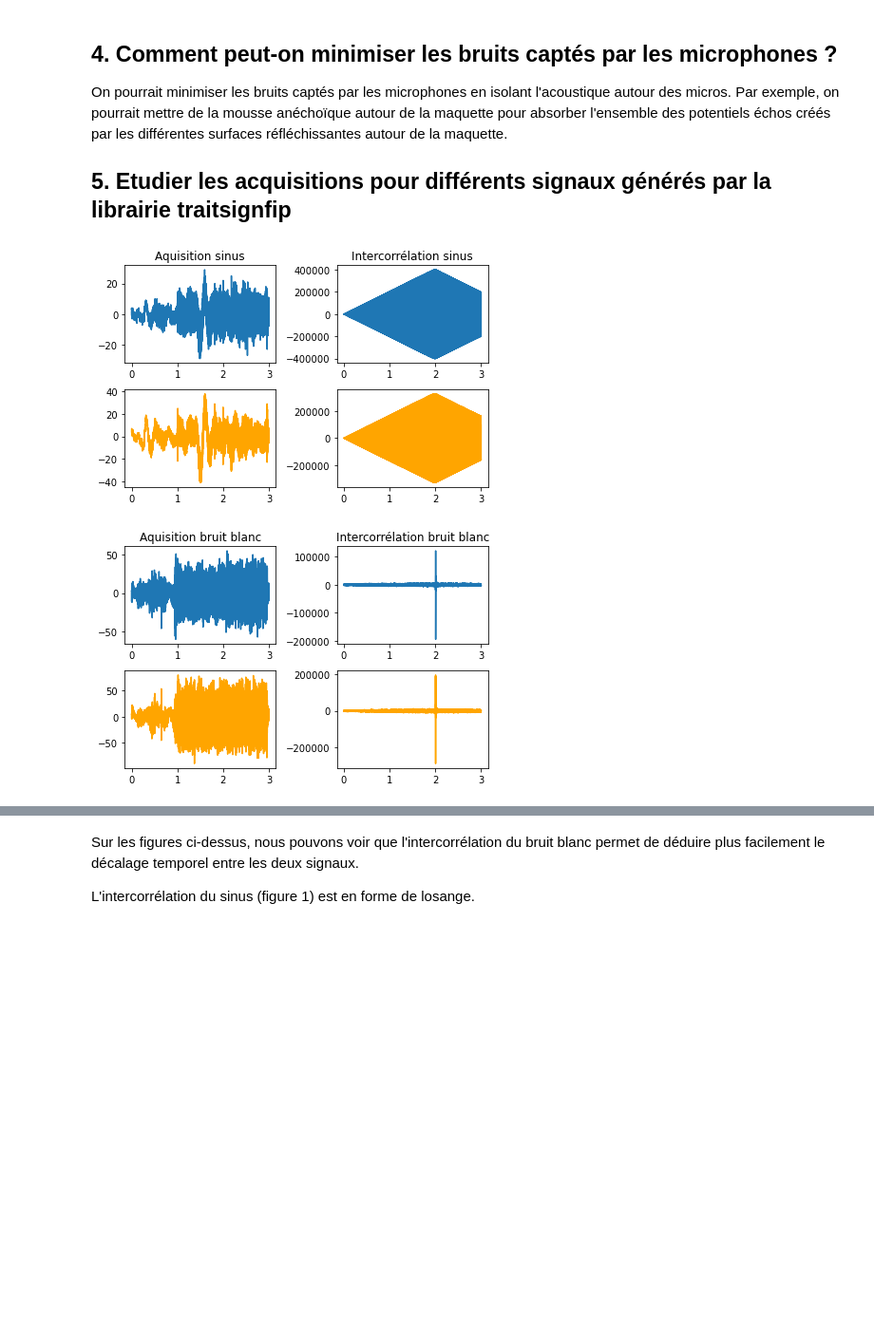
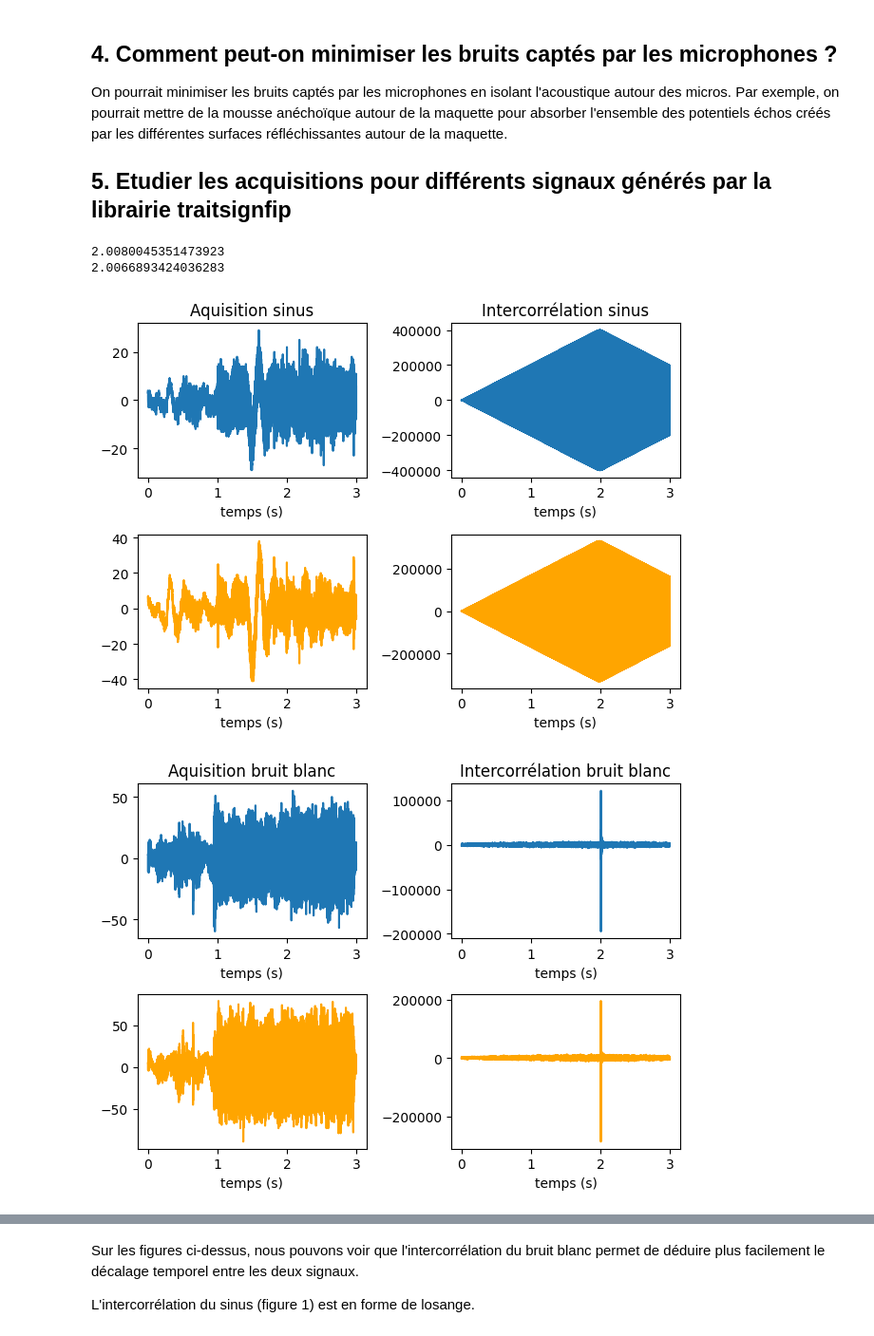
Before and after one commit to zuce68/ProjetFIP2A, a Jupyter notebook: Professeur/TP1/MesureDuSon.ipynb, the cells around one changed output, grey strips where cells are left out. Shown at 95% size. Saved outputs shown, nothing was run; the diff lists cells and outputs as text; code cells hidden in the pictures; blank space fills up the shorter version.

```diff
--- a/Professeur/TP1/MesureDuSon.ipynb
+++ b/Professeur/TP1/MesureDuSon.ipynb
@@ -100,6 +100,7 @@ On pourrait minimiser les bruits captés par les microphones en isolant l'acoust
 # %%
 import scipy.io.wavfile
 import scipy.signal
+import matplotlib.pyplot as plt
 import numpy as np
 
 #Sinus
@@ -119,37 +120,63 @@ n = np.arange(0,len(data))/44100
 
 fig, axs = plt.subplots(2, 2)
 axs[0, 0].set_title("Aquisition sinus")
+axs[0, 0].set_xlabel("temps (s)")
 axs[0, 0].plot(n,data_left)
+axs[1, 0].set_xlabel("temps (s)")
 axs[1, 0].plot(n,data_right,'orange')
 axs[0, 1].set_title("Intercorrélation sinus")
+axs[0, 1].set_xlabel("temps (s)")
 axs[0, 1].plot(n,corrLeft)
+axs[1, 1].set_xlabel("temps (s)")
 axs[1, 1].plot(n,corrRight,'orange')
 
 plt.tight_layout()
 
 #White noise
 rate, data = scipy.io.wavfile.read('bruitblanc.wav')#Lecture du fichier où l'acquisition a été enregistrée
 rate, samples =scipy.io.wavfile.read('bruitblancsample.wav')
 
 samples = samples/44100
 
 data_right = data[:,1]
 data_left = data[:,0]
 
 corrLeft=scipy.signal.correlate(data_left,samples, mode='same')
 corrRight=scipy.signal.correlate(data_right,samples, mode='same')
 
 n = np.arange(0,len(data))/44100
 
 fig, axs = plt.subplots(2, 2)
 axs[0, 0].set_title("Aquisition bruit blanc")
+axs[0, 0].set_xlabel("temps (s)")
 axs[0, 0].plot(n,data_left)
+axs[1, 0].set_xlabel("temps (s)")
 axs[1, 0].plot(n,data_right,'orange')
+
 axs[0, 1].set_title("Intercorrélation bruit blanc")
+axs[0, 1].set_xlabel("temps (s)")
 axs[0, 1].plot(n,corrLeft)
+axs[1, 1].set_xlabel("temps (s)")
 axs[1, 1].plot(n,corrRight,'orange')
 
 plt.tight_layout()
+fig, axs = plt.subplots(2)
+axs[0].set_title("Aquisition bruit blanc")
+axs[0].set_xlabel("temps (s)")
+axs[0].plot(n,corrLeft)
+axs[0].set_xlim(2,2.025)
+axs[1].set_xlabel("temps (s)")
+axs[1].plot(n,corrRight,'orange')
+axs[1].set_xlim(2,2.025)
+plt.tight_layout()
+
+max_index_Left = np.argmax(corrLeft)/44100
+max_index_Right = np.argmax(corrRight)/44100
+
+print(max_index_Left)
+print(max_index_Right)
 # %% [output]
+2.0080045351473923
+2.0066893424036283
-[figure, old version]
+[figure, new version]
-[figure, old version]
+[figure, new version]
```
Also changed, not shown: parts of 2 cells of this notebook, 1 other file.
